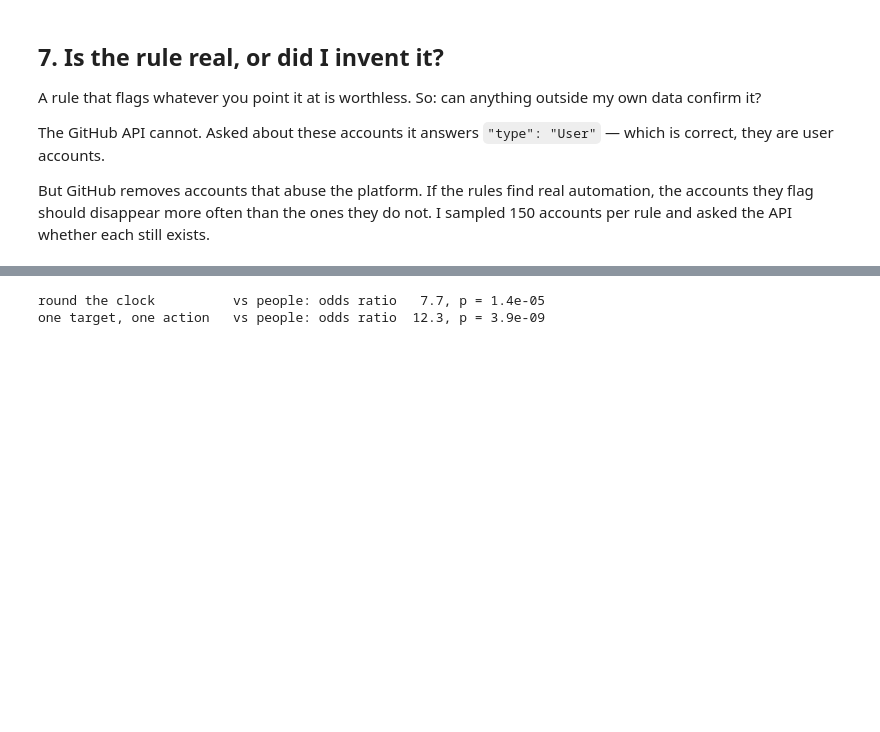
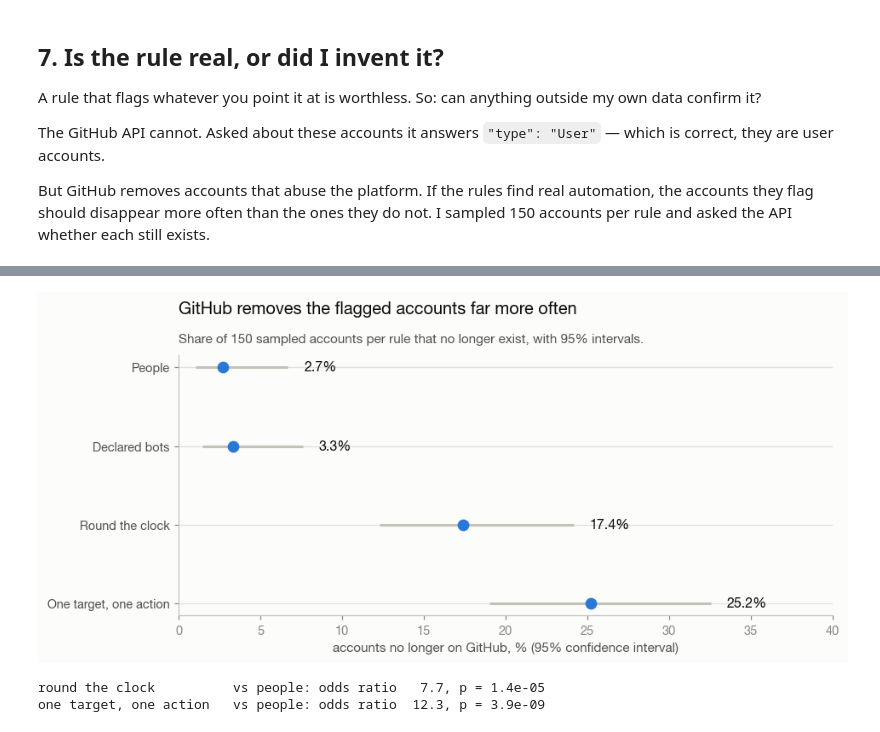
Before and after one commit to azadvoryanskiy/github-product-analytics, a Jupyter notebook: notebooks/01_data_quality.ipynb, the cells around one changed output, grey strips where cells are left out. Drawn from its saved outputs; the diff is of its cells as text; code cells hidden in the pictures; blank space fills up the shorter version.

```diff
--- a/notebooks/01_data_quality.ipynb
+++ b/notebooks/01_data_quality.ipynb
@@ -351,0 +261,3 @@ fig
+# %%
+summary = frames["summary"]
+summary.loc[figures.KINDS][["sampled", "gone", "gone_pct", "lo", "hi"]].round(1)
@@ -352,3 +271,7 @@ fig
+# %%
+figures.deletion_rates(summary, theme);
+# %% [output]
+[figure, added]
 # %%
 for rule in ["round the clock", "one target, one action"]:
     a, b = summary.loc[rule], summary.loc["person"]
```
Also changed, not shown: parts of 10 cells of this notebook, 11 other files.
